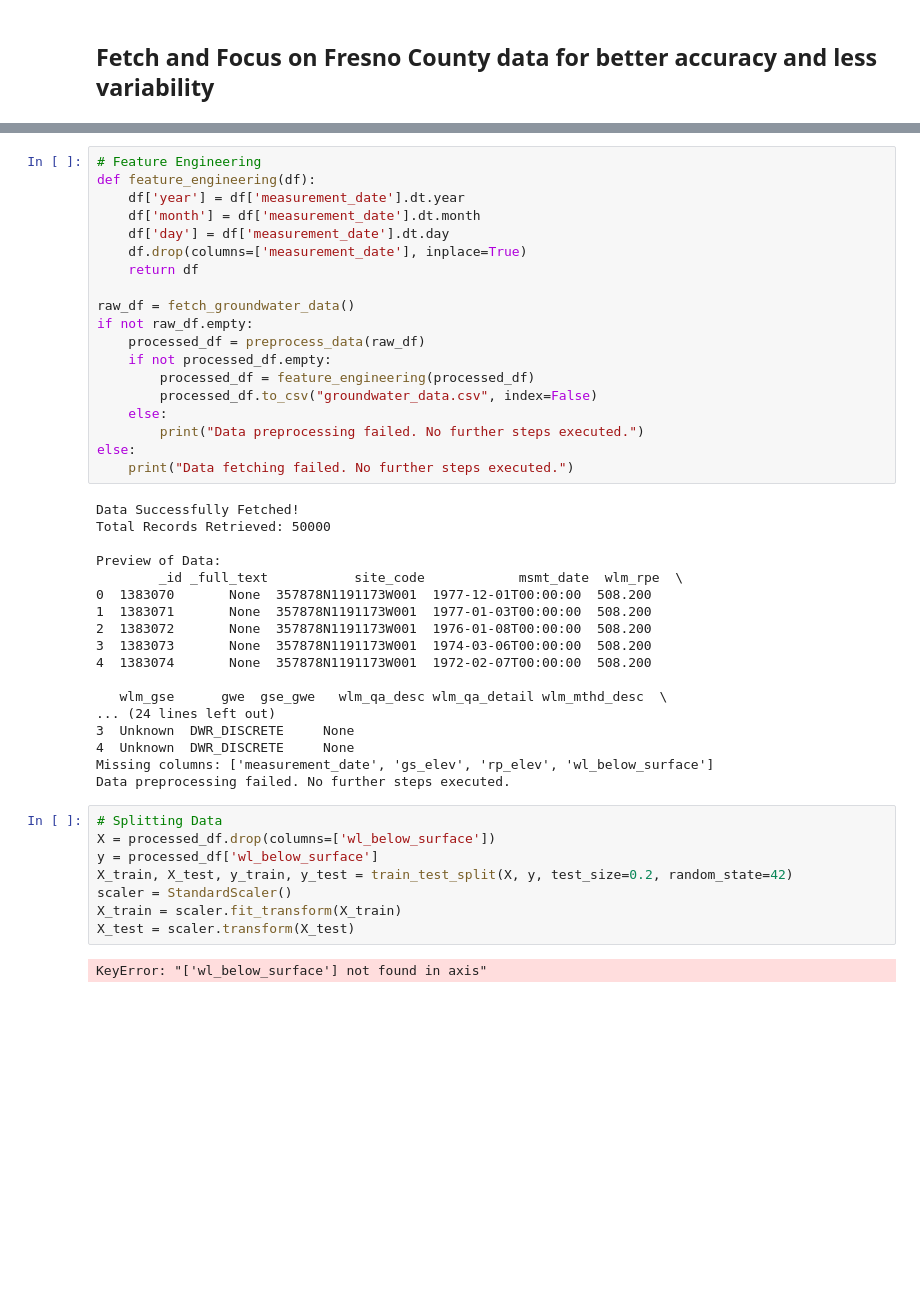
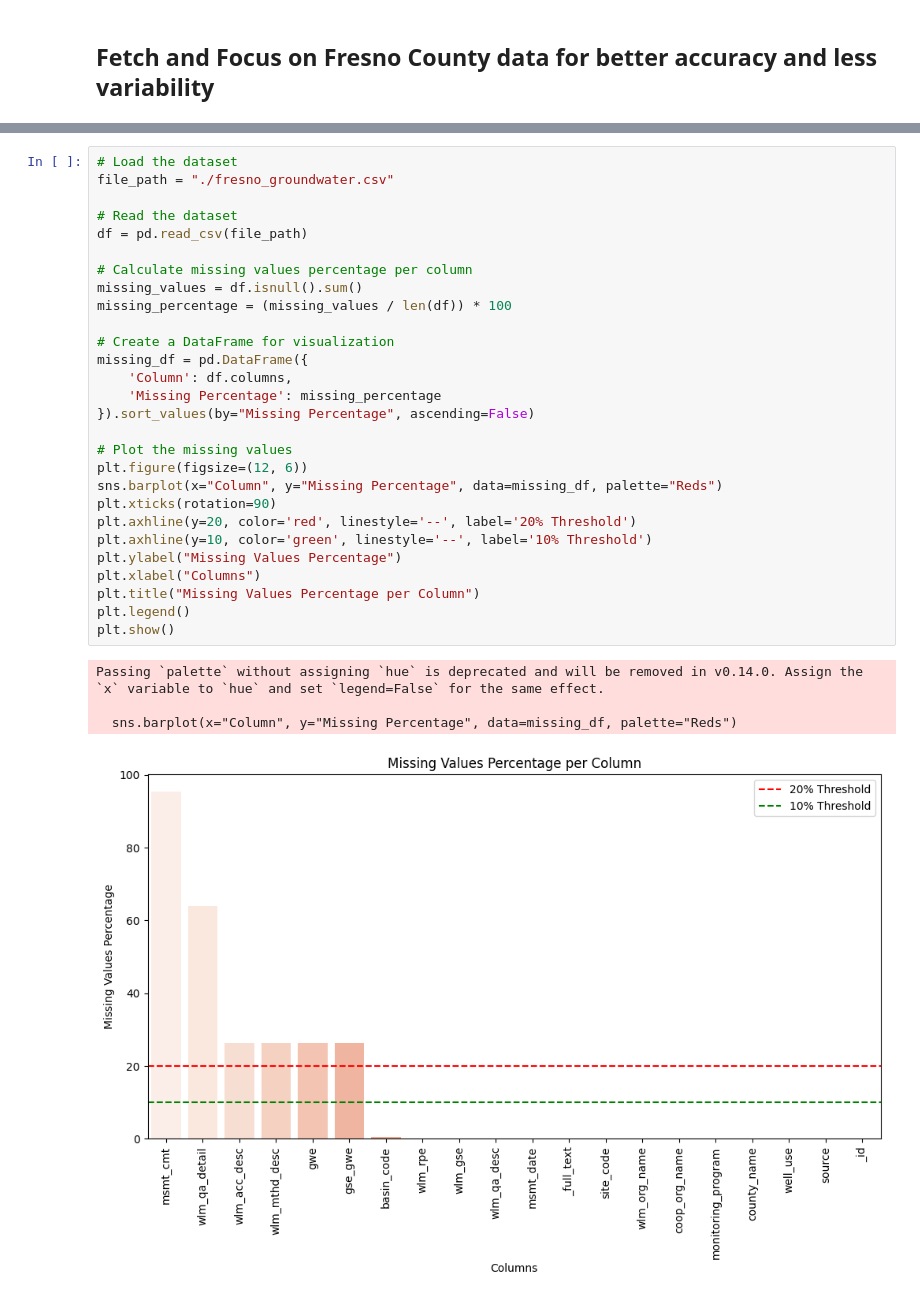
Before and after one commit to Ajay1-me/GWL_Forecasting, a Jupyter notebook: project.ipynb, the cells around one changed output, grey strips where cells are left out. Saved outputs shown, nothing was run; the diff lists cells and outputs as text; blank space fills up the shorter version.

Commit message:
Cleaned data & performed analysis on the missing data. Plotted data for better data visualization

```diff
--- a/project.ipynb
+++ b/project.ipynb
@@ -122,47 +102,33 @@ def preprocess_data(df):
-# %%
-# Feature Engineering
-def feature_engineering(df):
-    df['year'] = df['measurement_date'].dt.year
-    df['month'] = df['measurement_date'].dt.month
-    df['day'] = df['measurement_date'].dt.day
-    df.drop(columns=['measurement_date'], inplace=True)
-    return df
-
-raw_df = fetch_groundwater_data()
-if not raw_df.empty:
-    processed_df = preprocess_data(raw_df)
-    if not processed_df.empty:
-        processed_df = feature_engineering(processed_df)
-        processed_df.to_csv("groundwater_data.csv", index=False)
-    else:
-        print("Data preprocessing failed. No further steps executed.")
-else:
-    print("Data fetching failed. No further steps executed.")
-# %% [output]
-Data Successfully Fetched!
-Total Records Retrieved: 50000
-
-Preview of Data:
-        _id _full_text           site_code            msmt_date  wlm_rpe  \
-0  1383070       None  357878N1191173W001  1977-12-01T00:00:00  508.200
-1  1383071       None  357878N1191173W001  1977-01-03T00:00:00  508.200
-2  1383072       None  357878N1191173W001  1976-01-08T00:00:00  508.200
-3  1383073       None  357878N1191173W001  1974-03-06T00:00:00  508.200
-4  1383074       None  357878N1191173W001  1972-02-07T00:00:00  508.200
-
-   wlm_gse      gwe  gse_gwe   wlm_qa_desc wlm_qa_detail wlm_mthd_desc  \
-... (24 lines left out)
-3  Unknown  DWR_DISCRETE     None
-4  Unknown  DWR_DISCRETE     None
-Missing columns: ['measurement_date', 'gs_elev', 'rp_elev', 'wl_below_surface']
-Data preprocessing failed. No further steps executed.
-# %%
-# Splitting Data
-X = processed_df.drop(columns=['wl_below_surface'])
-y = processed_df['wl_below_surface']
-X_train, X_test, y_train, y_test = train_test_split(X, y, test_size=0.2, random_state=42)
-scaler = StandardScaler()
-X_train = scaler.fit_transform(X_train)
-X_test = scaler.transform(X_test)
-# %% [output]
-KeyError: "['wl_below_surface'] not found in axis"
+# %%
+# Load the dataset
+file_path = "./fresno_groundwater.csv"
+
+# Read the dataset
+df = pd.read_csv(file_path)
+
+# Calculate missing values percentage per column
+missing_values = df.isnull().sum()
+missing_percentage = (missing_values / len(df)) * 100
+
+# Create a DataFrame for visualization
+missing_df = pd.DataFrame({
+    'Column': df.columns,
+    'Missing Percentage': missing_percentage
+}).sort_values(by="Missing Percentage", ascending=False)
+
+# Plot the missing values
+plt.figure(figsize=(12, 6))
+sns.barplot(x="Column", y="Missing Percentage", data=missing_df, palette="Reds")
+plt.xticks(rotation=90)
+plt.axhline(y=20, color='red', linestyle='--', label='20% Threshold')
+plt.axhline(y=10, color='green', linestyle='--', label='10% Threshold')
+plt.ylabel("Missing Values Percentage")
+plt.xlabel("Columns")
+plt.title("Missing Values Percentage per Column")
+plt.legend()
+plt.show()
+# %% [output]
+Passing `palette` without assigning `hue` is deprecated and will be removed in v0.14.0. Assign the `x` variable to `hue` and set `legend=False` for the same effect.
+
+  sns.barplot(x="Column", y="Missing Percentage", data=missing_df, palette="Reds")
+[figure, added]
```
Also changed, not shown: parts of 12 cells of this notebook, 2 other files.
